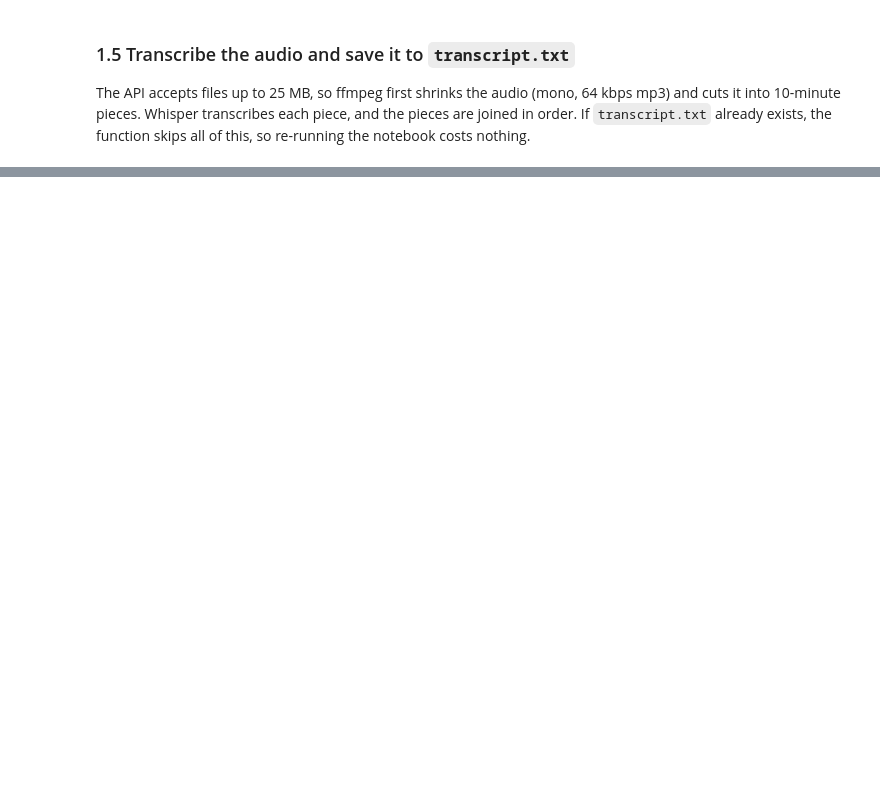
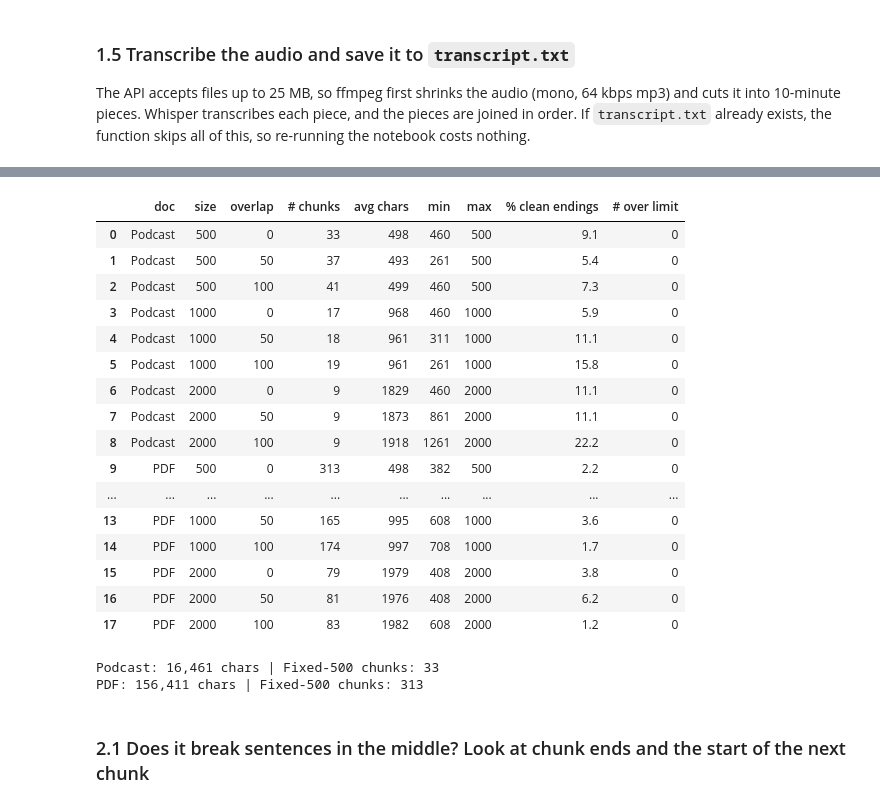
Before and after one commit to ai-consulting-bootcamp/lab-chunking-strategies, a Jupyter notebook: chunking_strategies.ipynb, the cells around one changed output, grey strips where cells are left out. Saved outputs shown, nothing was run; the diff lists cells and outputs as text; code cells hidden in the pictures; blank space fills up the shorter version.

Commit message:
last commit

```diff
--- a/chunking_strategies.ipynb
+++ b/chunking_strategies.ipynb
@@ -146,0 +134,7 @@ ETHICS GUIDELINES FOR TR
+# %%
+docs = {"Podcast": podcast_text, "PDF": pdf_text}
+pd.DataFrame({name: {"chars": len(t),
+                     "paragraph breaks (\\n\\n)": t.count("\n\n"),
+                     "line breaks (\\n)": t.count("\n"),
+                     "sentence ends (. ? !)": len(re.findall(r"[.?!](\s|$)", t))}
+              for name, t in docs.items()})
@@ -146,0 +151,13 @@ ETHICS GUIDELINES FOR TR
+# %%
+def pct_clean_boundaries(chunks):
+    # % of chunks whose last character is a sentence end
+    clean = sum(1 for c in chunks if c.strip() and c.strip()[-1] in ".?!")
+    return clean / len(chunks) * 100
+
+def stats(chunks, limit=None):
+    sizes = [len(c) for c in chunks]
+    row = {"# chunks": len(chunks), "avg chars": round(np.mean(sizes)), "min": min(sizes), "max": max(sizes),
+           "% clean endings": round(pct_clean_boundaries(chunks), 1)}
+    if limit:
+        row["# over limit"] = sum(s > limit for s in sizes)
+    return row
@@ -146,0 +167,40 @@ ETHICS GUIDELINES FOR TR
+# %%
+rows = []
+fixed = {}   # keep the chunks: fixed[(doc, size, overlap)]
+for name, text in docs.items():
+    for size in [500, 1000, 2000]:
+        for overlap in [0, 50, 100]:
+            splitter = CharacterTextSplitter(separator="", chunk_size=size, chunk_overlap=overlap)
+            chunks = splitter.split_text(text)
+            fixed[(name, size, overlap)] = chunks
+            rows.append({"doc": name, "size": size, "overlap": overlap, **stats(chunks, size)})
+
+fixed_df = pd.DataFrame(rows)
+fixed_df
+# %% [output]
+|  | doc | size | overlap | # chunks | avg chars | min | max | % clean endings | # over limit |
+| 0 | Podcast | 500 | 0 | 33 | 498 | 460 | 500 | 9.1 | 0 |
+| 1 | Podcast | 500 | 50 | 37 | 493 | 261 | 500 | 5.4 | 0 |
+| 2 | Podcast | 500 | 100 | 41 | 499 | 460 | 500 | 7.3 | 0 |
+| 3 | Podcast | 1000 | 0 | 17 | 968 | 460 | 1000 | 5.9 | 0 |
+| 4 | Podcast | 1000 | 50 | 18 | 961 | 311 | 1000 | 11.1 | 0 |
+| 5 | Podcast | 1000 | 100 | 19 | 961 | 261 | 1000 | 15.8 | 0 |
+| 6 | Podcast | 2000 | 0 | 9 | 1829 | 460 | 2000 | 11.1 | 0 |
+| 7 | Podcast | 2000 | 50 | 9 | 1873 | 861 | 2000 | 11.1 | 0 |
+| 8 | Podcast | 2000 | 100 | 9 | 1918 | 1261 | 2000 | 22.2 | 0 |
+| 9 | PDF | 500 | 0 | 313 | 498 | 382 | 500 | 2.2 | 0 |
+| ... | ... | ... | ... | ... | ... | ... | ... | ... | ... |
+| 13 | PDF | 1000 | 50 | 165 | 995 | 608 | 1000 | 3.6 | 0 |
+| 14 | PDF | 1000 | 100 | 174 | 997 | 708 | 1000 | 1.7 | 0 |
+| 15 | PDF | 2000 | 0 | 79 | 1979 | 408 | 2000 | 3.8 | 0 |
+| 16 | PDF | 2000 | 50 | 81 | 1976 | 408 | 2000 | 6.2 | 0 |
+| 17 | PDF | 2000 | 100 | 83 | 1982 | 608 | 2000 | 1.2 | 0 |
+# %%
+# check how much text each source really has
+for name, text in docs.items():
+    print(f"{name}: {len(text):,} chars | Fixed-500 chunks: {len(fixed[(name, 500, 0)])}")
+# %% [output]
+Podcast: 16,461 chars | Fixed-500 chunks: 33
+PDF: 156,411 chars | Fixed-500 chunks: 313
+# %% [markdown]
+### 2.1 Does it break sentences in the middle? Look at chunk ends and the start of the next chunk
```
Also changed, not shown: parts of 48 cells of this notebook, 11 other files.
